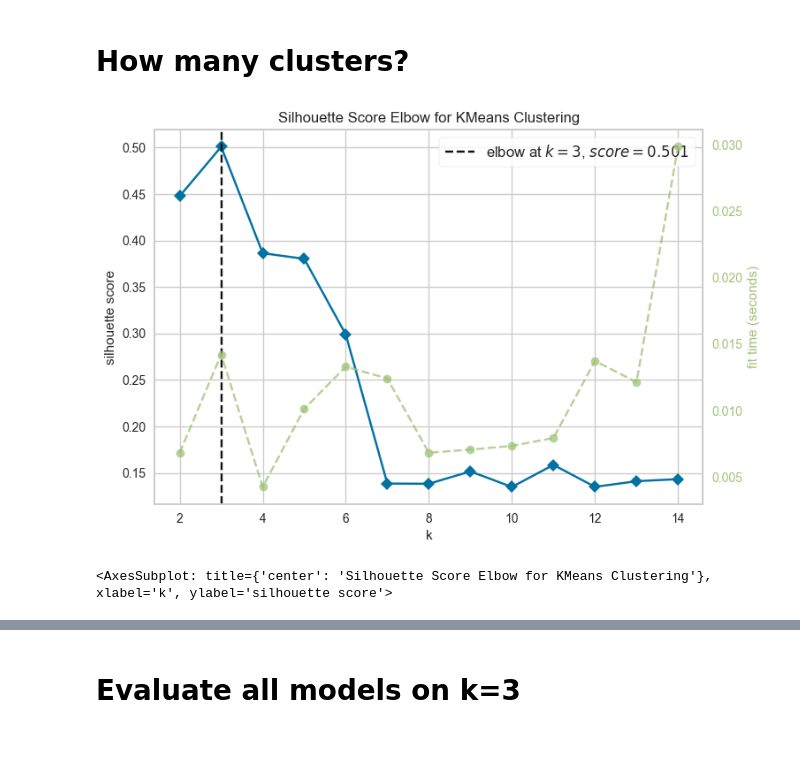
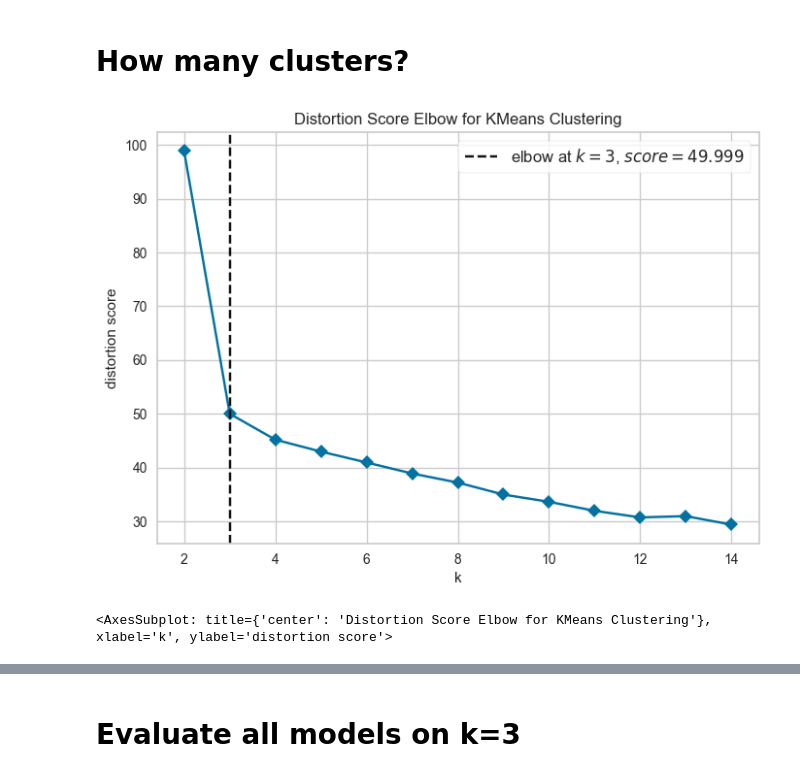
Before and after one commit to Askenm/AASAMC, a Jupyter notebook: src/rq4.ipynb, the cells around one changed output, grey strips where cells are left out. Drawn from its saved outputs; the diff is of its cells as text; code cells hidden in the pictures; blank space fills up the shorter version.

```diff
--- a/src/rq4.ipynb
+++ b/src/rq4.ipynb
@@ -51,9 +51,9 @@ raw dont have negative values
 # %% [markdown]
 # How many clusters?
 # %%
-visualizer = KElbowVisualizer(KMeans(), k=(2,15), metric='silhouette')
+visualizer = KElbowVisualizer(KMeans(random_state=32), k=(2,15), metric='distortion', timings=False)
 visualizer.fit(data["scaled"])
 visualizer.show()
 # %% [output]
-[figure, old version]
+[figure, new version]
-<AxesSubplot: title={'center': 'Silhouette Score Elbow for KMeans Clustering'}, xlabel='k', ylabel='silhouette score'>
+<AxesSubplot: title={'center': 'Distortion Score Elbow for KMeans Clustering'}, xlabel='k', ylabel='distortion score'>
```
Also changed, not shown: parts of 1 cell of this notebook.
